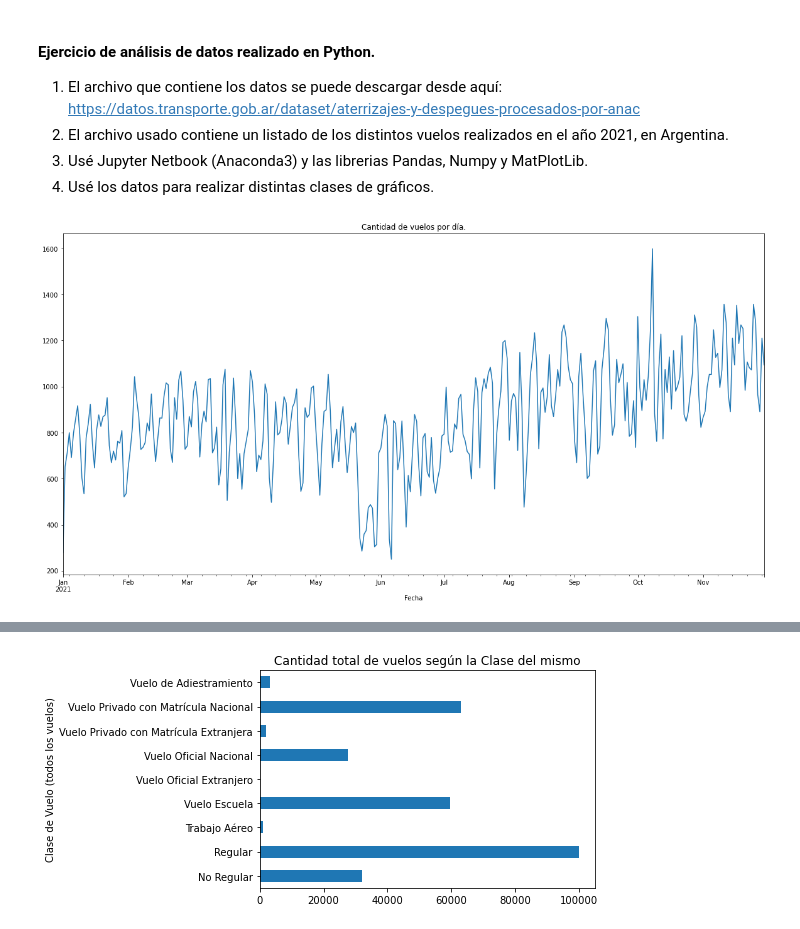
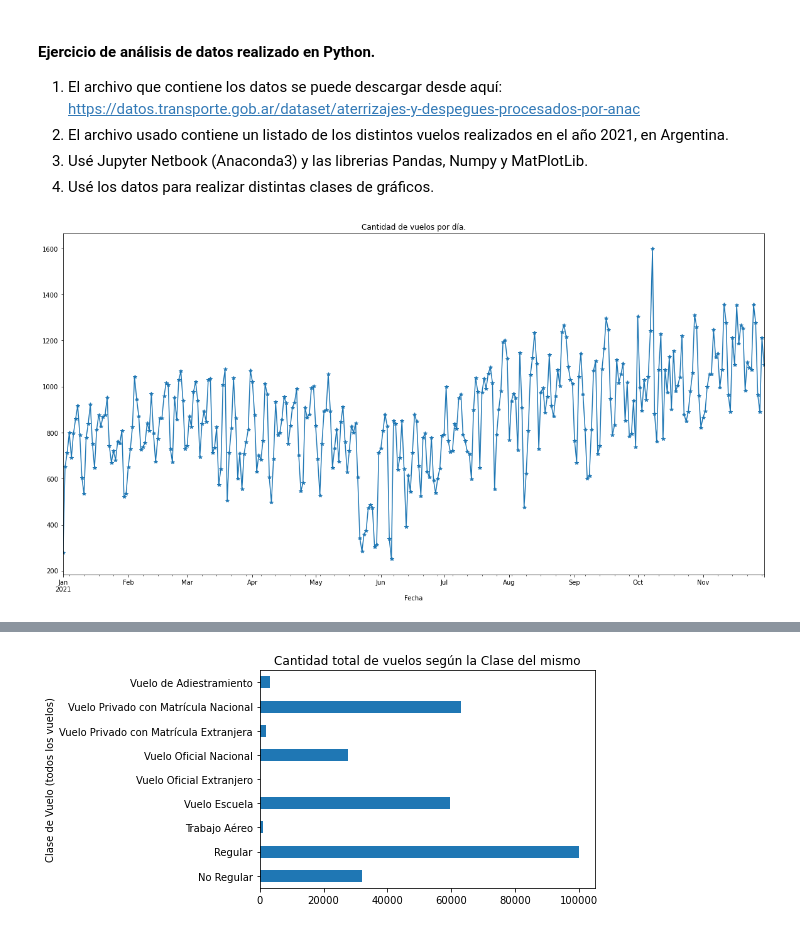
Before and after one commit to LeandroVazquez/vuelosArgentina, a Jupyter notebook: VuelosArgentina.ipynb, the cells around one changed output, grey strips where cells are left out. Saved outputs shown, nothing was run; the diff lists cells and outputs as text; code cells hidden in the pictures.

```diff
--- a/VuelosArgentina.ipynb
+++ b/VuelosArgentina.ipynb
@@ -15,13 +15,13 @@ vuelosArgentina=pd.read_excel("202111-informe-ministerio.xlsx")
 # %%
 ##Aquí mostraré la cantidad de vuelos realizado por día
 vuelosAeropuertos=vuelosArgentina.groupby("Fecha")["Clasificación Vuelo"].count()
 vuelosAeropuertos
 
-vuelosAeropuertos.plot(kind="line",figsize=(20,10))
+vuelosAeropuertos.plot(kind="line",figsize=(20,10),marker="*")
 plt.title("Cantidad de vuelos por día.")
 plt.show()
 # %% [output]
-[figure, old version]
+[figure, new version]
 # %%
 ##En éste gráfico muestro la cantidad de vuelo y el porcentaje que represeta de vuelos
 cantidadVuelos=vuelosArgentina.groupby("Clasificación Vuelo")["Clase de Vuelo (todos los vuelos)"].count()
```
Also changed, not shown: parts of 7 cells of this notebook.
